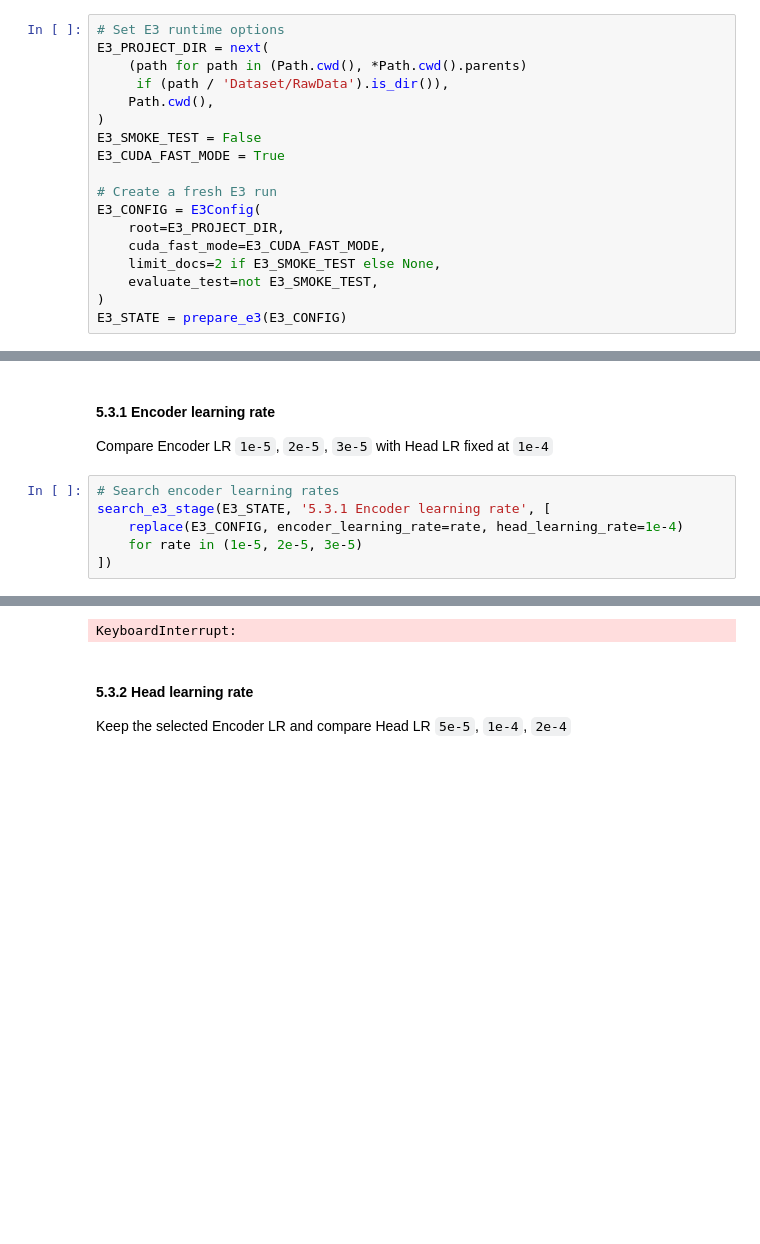
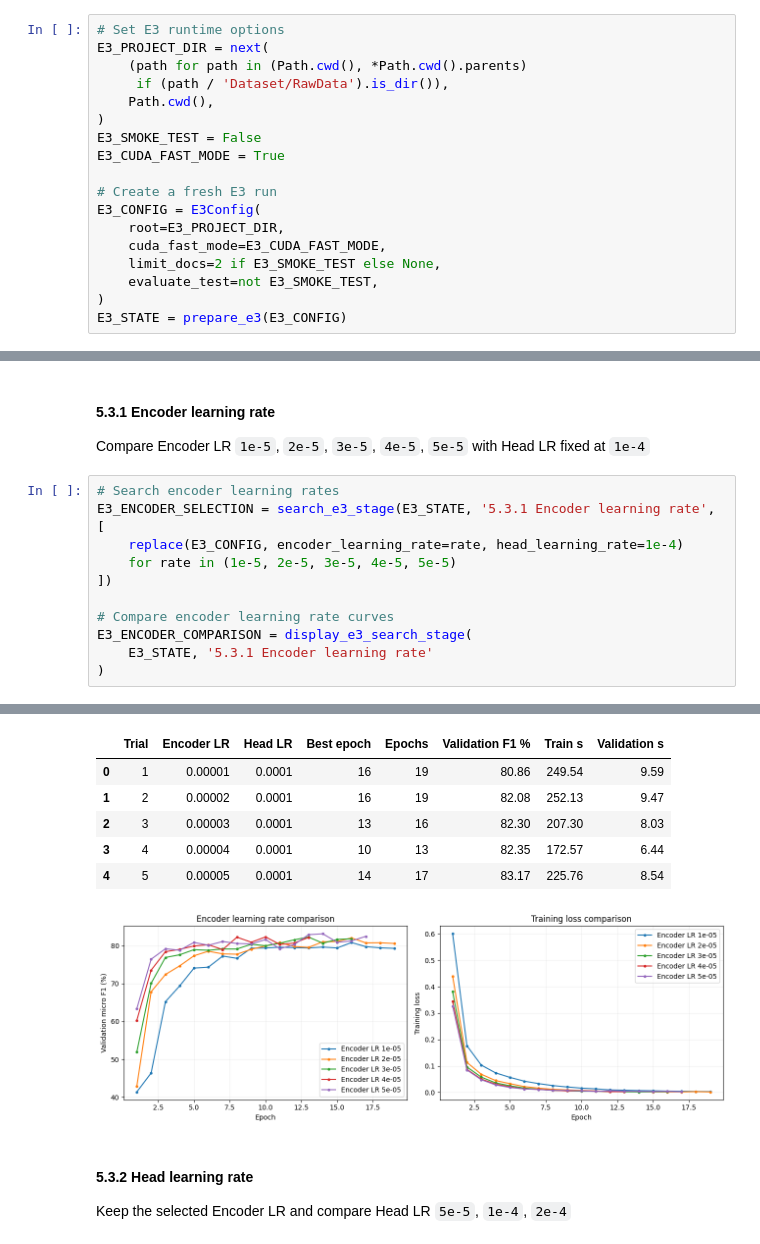
Before and after one commit to Edric-D/MedNLP_Research, a Jupyter notebook: MedNLP_research.ipynb, the cells around one changed output, grey strips where cells are left out. Cells and saved outputs as stored; diff of their text form; blank space fills up the shorter version.

```diff
--- a/MedNLP_research.ipynb
+++ b/MedNLP_research.ipynb
@@ -3790,11 +3890,16 @@ E3_STATE = prepare_e3(E3_CONFIG)
 # %% [markdown]
 #### 5.3.1 Encoder learning rate
 
-Compare Encoder LR `1e-5`, `2e-5`, `3e-5` with Head LR fixed at `1e-4`
+Compare Encoder LR `1e-5`, `2e-5`, `3e-5`, `4e-5`, `5e-5` with Head LR fixed at `1e-4`
 # %%
 # Search encoder learning rates
-search_e3_stage(E3_STATE, '5.3.1 Encoder learning rate', [
+E3_ENCODER_SELECTION = search_e3_stage(E3_STATE, '5.3.1 Encoder learning rate', [
     replace(E3_CONFIG, encoder_learning_rate=rate, head_learning_rate=1e-4)
-    for rate in (1e-5, 2e-5, 3e-5)
+    for rate in (1e-5, 2e-5, 3e-5, 4e-5, 5e-5)
 ])
+
+# Compare encoder learning rate curves
+E3_ENCODER_COMPARISON = display_e3_search_stage(
+    E3_STATE, '5.3.1 Encoder learning rate'
+)
 # %% [output]
@@ -3822,4 +3923,10 @@ Epoch 04/30 | loss=0.0726 | Val F1=70.12% | best=70.12% | train=528.4s | val=9.0
-KeyboardInterrupt:
+|  | Trial | Encoder LR | Head LR | Best epoch | Epochs | Validation F1 % | Train s | Validation s |
+| 0 | 1 | 0.00001 | 0.0001 | 16 | 19 | 80.86 | 249.54 | 9.59 |
+| 1 | 2 | 0.00002 | 0.0001 | 16 | 19 | 82.08 | 252.13 | 9.47 |
+| 2 | 3 | 0.00003 | 0.0001 | 13 | 16 | 82.30 | 207.30 | 8.03 |
+| 3 | 4 | 0.00004 | 0.0001 | 10 | 13 | 82.35 | 172.57 | 6.44 |
+| 4 | 5 | 0.00005 | 0.0001 | 14 | 17 | 83.17 | 225.76 | 8.54 |
+[figure, added]
 # %% [markdown]
 #### 5.3.2 Head learning rate
 
```
Also changed, not shown: parts of 6 cells of this notebook.
